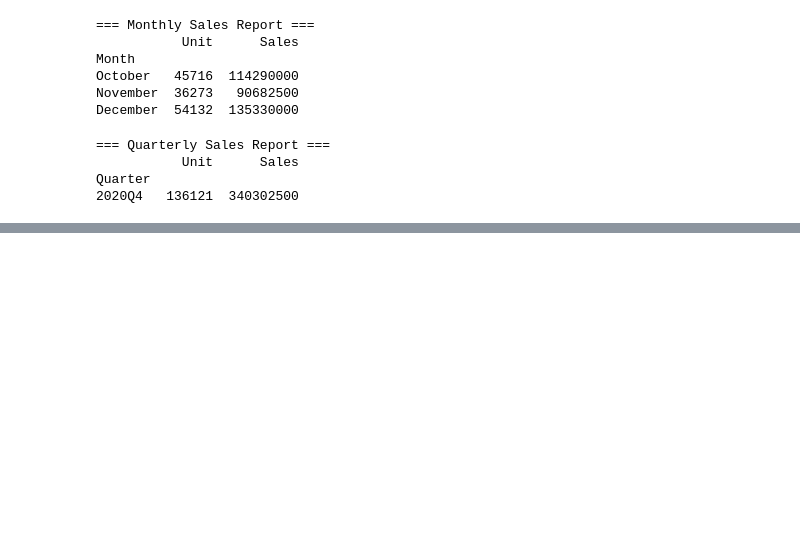
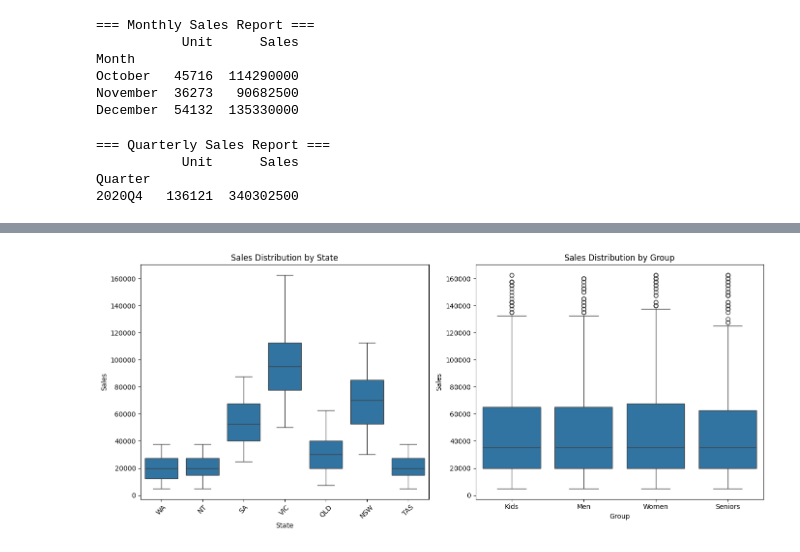
Before and after one commit to rpkrupali1/applied_data_science_learning_sales_analysis, a Jupyter notebook: sales_analysis.ipynb, the cells around one changed output, grey strips where cells are left out. Cells and saved outputs as stored; diff of their text form; code cells hidden in the pictures; blank space fills up the shorter version.

```diff
--- a/sales_analysis.ipynb
+++ b/sales_analysis.ipynb
@@ -370,0 +417,14 @@ Quarter
+# %%
+# box plot for sales distribution
+fig, axes = plt.subplots(1,2, figsize=(14, 6))
+sns.boxplot(data=df, x='State', y='Sales', ax=axes[0])
+axes[0].set_title('Sales Distribution by State')
+axes[0].tick_params(axis='x', rotation=45)
+
+sns.boxplot(data=df, x='Group', y='Sales', ax=axes[1])
+axes[1].set_title('Sales Distribution by Group')
+
+plt.tight_layout()
+plt.show()
+# %% [output]
+[figure, added]
```
Also changed, not shown: parts of 9 cells of this notebook.
